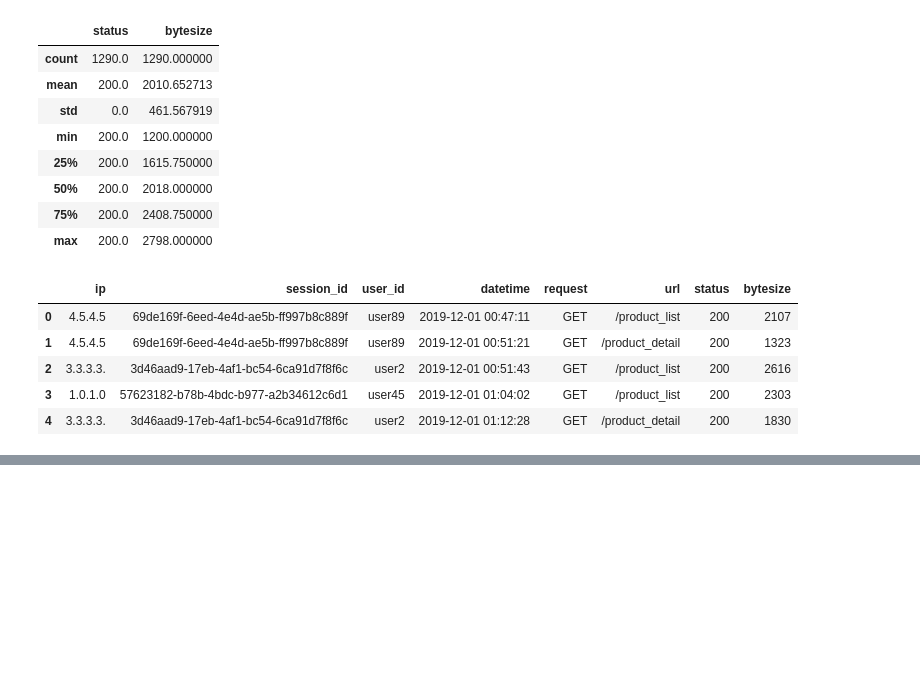
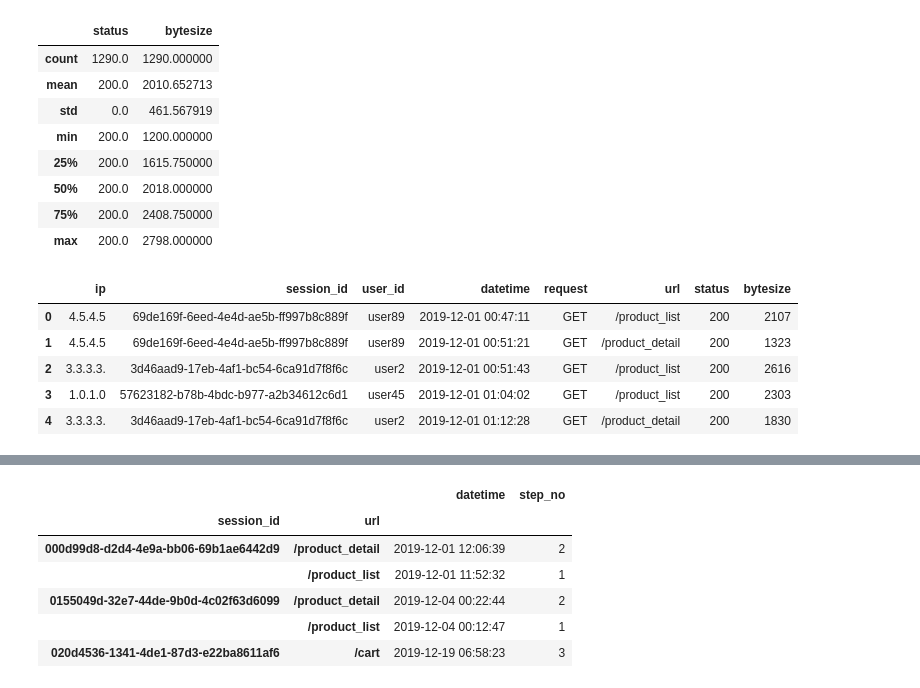
Before and after one commit to joonwoolee-kr/pandassource, a Jupyter notebook: weblog.ipynb, the cells around one changed output, grey strips where cells are left out. Cells and saved outputs as stored; diff of their text form; code cells hidden in the pictures; blank space fills up the shorter version.

```diff
--- a/weblog.ipynb
+++ b/weblog.ipynb
@@ -79,0 +103,12 @@ log_df.head()
+# %%
+grouped = log_df.groupby(["session_id","url"])["datetime"].min()
+grouped = pd.DataFrame(grouped).merge(funnel_steps, left_on="url", right_index=True)
+grouped.head()
+# %% [output]
+|  |  | datetime | step_no |
+| session_id | url |  |  |
+| 000d99d8-d2d4-4e9a-bb06-69b1ae6442d9 | /product_detail | 2019-12-01 12:06:39 | 2 |
+|  | /product_list | 2019-12-01 11:52:32 | 1 |
+| 0155049d-32e7-44de-9b0d-4c02f63d6099 | /product_detail | 2019-12-04 00:22:44 | 2 |
+|  | /product_list | 2019-12-04 00:12:47 | 1 |
+| 020d4536-1341-4de1-87d3-e22ba8611af6 | /cart | 2019-12-19 06:58:23 | 3 |
```
Also changed, not shown: parts of 5 cells of this notebook.
